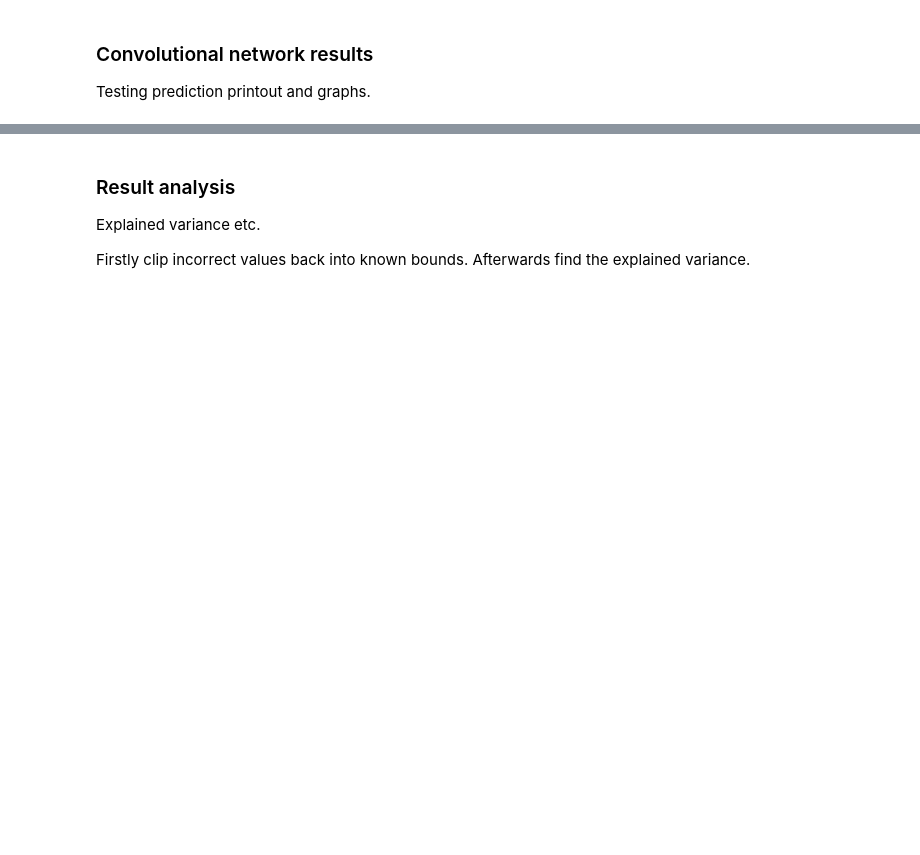
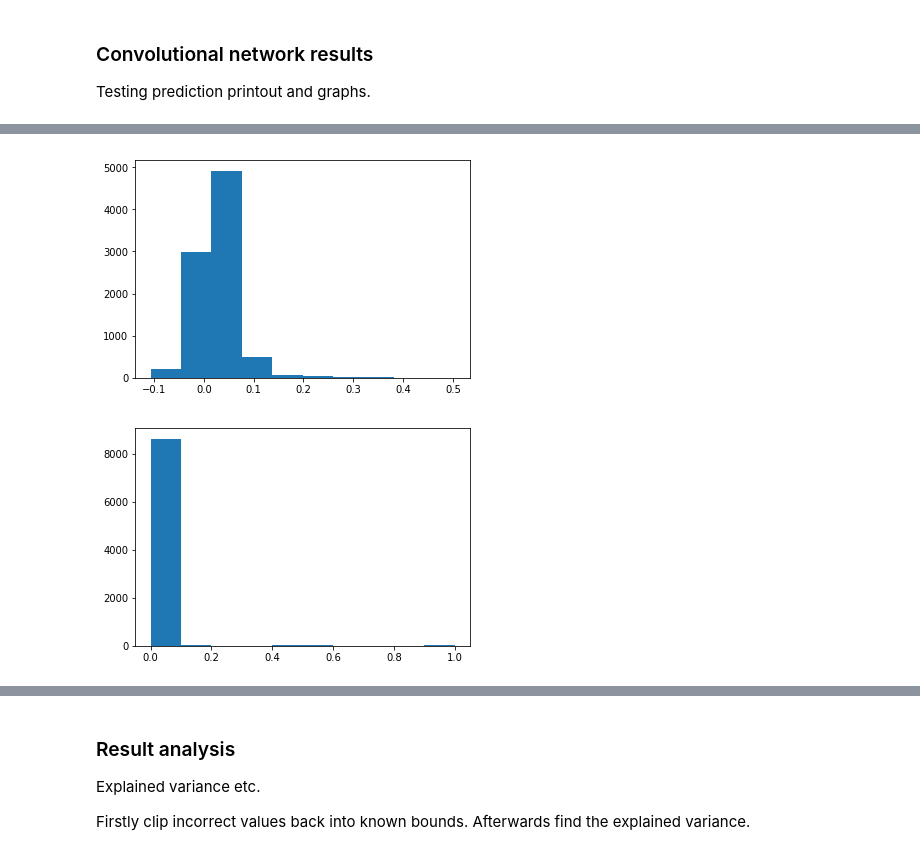
Before and after one commit to Sebastianvarv/RCSnailAI, a Jupyter notebook: RCSnail-Conv-Dense.ipynb, the cells around one changed output, grey strips where cells are left out. Drawn from its saved outputs; the diff is of its cells as text; code cells hidden in the pictures; blank space fills up the shorter version.

```diff
--- a/RCSnail-Conv-Dense.ipynb
+++ b/RCSnail-Conv-Dense.ipynb
@@ -119,0 +117,11 @@ plt.show()
+# %%
+# Prediction histogram
+plt.hist(prediction[:, 1])
+plt.show()
+
+# Test data
+plt.hist(test_labels['Braking'])
+plt.show()
+# %% [output]
+[figure, added]
+[figure, added]
```
Also changed, not shown: parts of 18 cells of this notebook.
